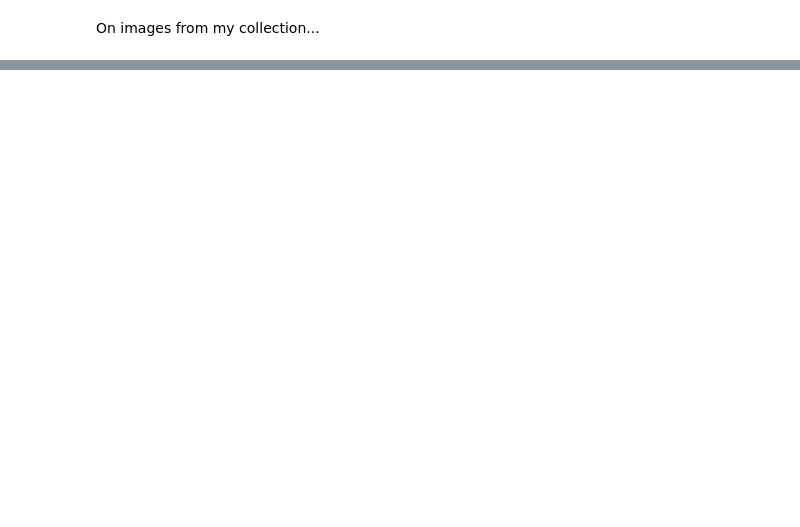
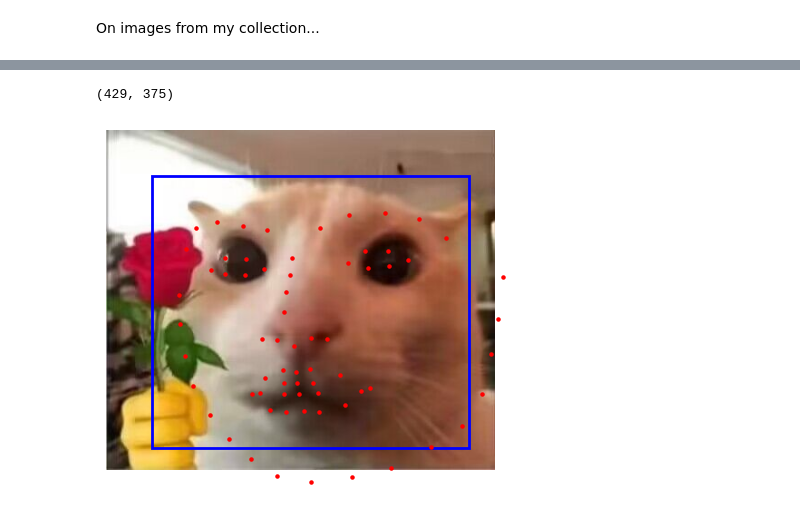
Before and after one commit to itsuitsuki/facial-keypoint-detection, a Jupyter notebook: 3_ibug_facial.ipynb, the cells around one changed output, grey strips where cells are left out. Drawn from its saved outputs; the diff is of its cells as text; code cells hidden in the pictures; blank space fills up the shorter version.

```diff
--- a/3_ibug_facial.ipynb
+++ b/3_ibug_facial.ipynb
@@ -489,30 +509,33 @@ with torch.no_grad():
 # %%
 # 2.jpg
 with torch.no_grad():
     im2_ori = Image.open('my_ims/2.jpg')
     print(im2_ori.size)
-    x, y, w, h = 50, 50, 100, 100
+    x, y, w, h = 50, 50, 350, 300
     im2 = im2_ori.crop((x, y, x+w, y+h)).resize((224, 224))
     im2 = im2.convert('L')
     im2 = np.array(im2)
     im2 = im2 / 255.0 - 0.5 # normalize
     im2 = torch.tensor(im2).unsqueeze(0).unsqueeze(0).to(device) # (1, 1, 224, 224)
     im2 = im2.float()
     output = model(im2) # (1, 68, 2)
     output = output.cpu().numpy()
     output = output[0] # (68, 2)
     rect = plt.Rectangle((x, y), w, h, fill=False, color='blue', linewidth=2)
     plt.gca().add_patch(rect)
     # absolute coordinates
     output[:, 0] = output[:, 0] * w + x
     output[:, 1] = output[:, 1] * h + y
     # also show the bounding box
 
     plt.imshow(im2_ori)
     plt.scatter(output[:, 0], output[:, 1], c='r', s=5)
     plt.axis('off')
     plt.savefig('3/my2.jpg', dpi=300, bbox_inches='tight', pad_inches=0)
     plt.show()
+# %% [output]
+(429, 375)
+[figure, added]
 # %%
 # 3.jpg
 with torch.no_grad():
```
Also changed, not shown: parts of 7 cells of this notebook, 6 other files.
